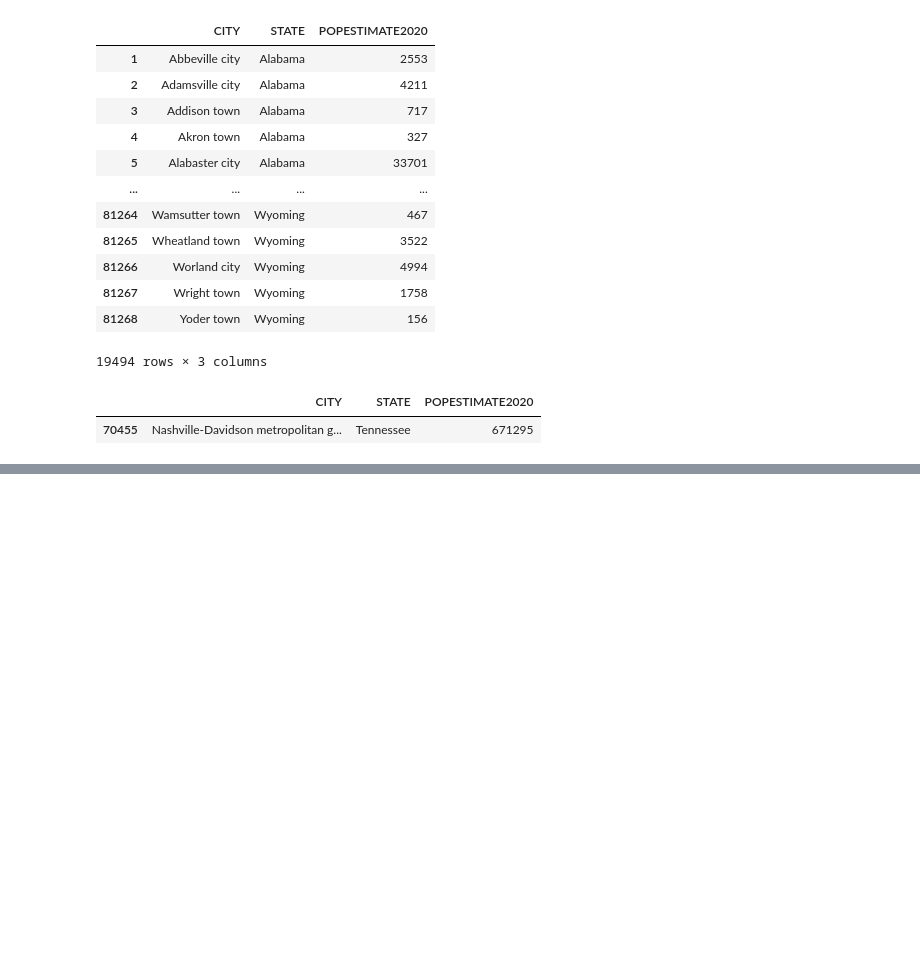
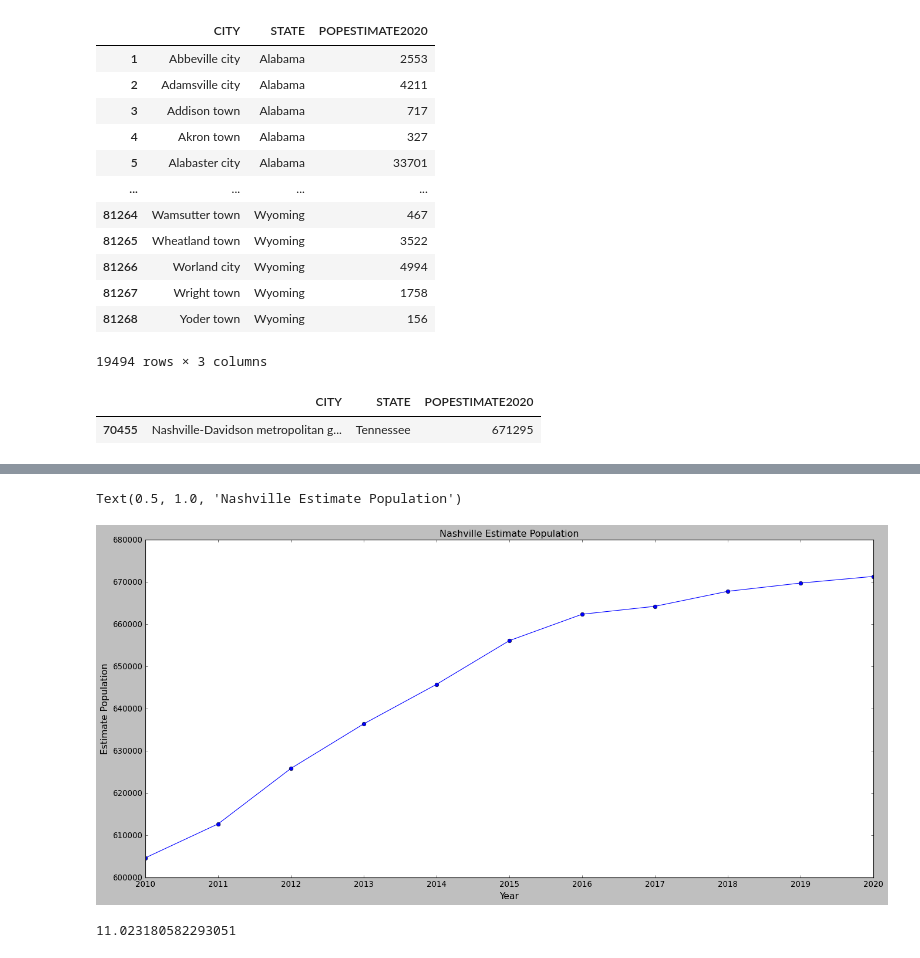
Before and after one commit to tye642/nashville_public_transportation, a Jupyter notebook: notebook/census_data_analysis.ipynb, the cells around one changed output, grey strips where cells are left out. Cells and saved outputs as stored; diff of their text form; code cells hidden in the pictures; blank space fills up the shorter version.

Commit message:
doing a little bit of forecasting on population

```diff
--- a/notebook/census_data_analysis.ipynb
+++ b/notebook/census_data_analysis.ipynb
@@ -208,0 +241,21 @@ Text(0.5, 1.0, 'Nashville Estimate Population')
+# %%
+plt.style.use('classic')
+plt.figure(figsize=(20, 9))
+
+plt.plot(
+    transpose['Year'],
+    transpose['Estimated_Pop'],
+    marker = 'o'
+)
+
+plt.xlabel("Year", fontsize=14)
+plt.ylabel("Estimate Population", fontsize=14)
+plt.title('Nashville Estimate Population')
+# %% [output]
+Text(0.5, 1.0, 'Nashville Estimate Population')
+[figure, added]
+# %%
+# Percent change over the 10 year period
+(transpose['Estimated_Pop'][10] - transpose['Estimated_Pop'][0])/transpose['Estimated_Pop'][0] * 100
+# %% [output]
+11.023180582293051
```
Also changed, not shown: parts of 20 cells of this notebook, 4 other files.
